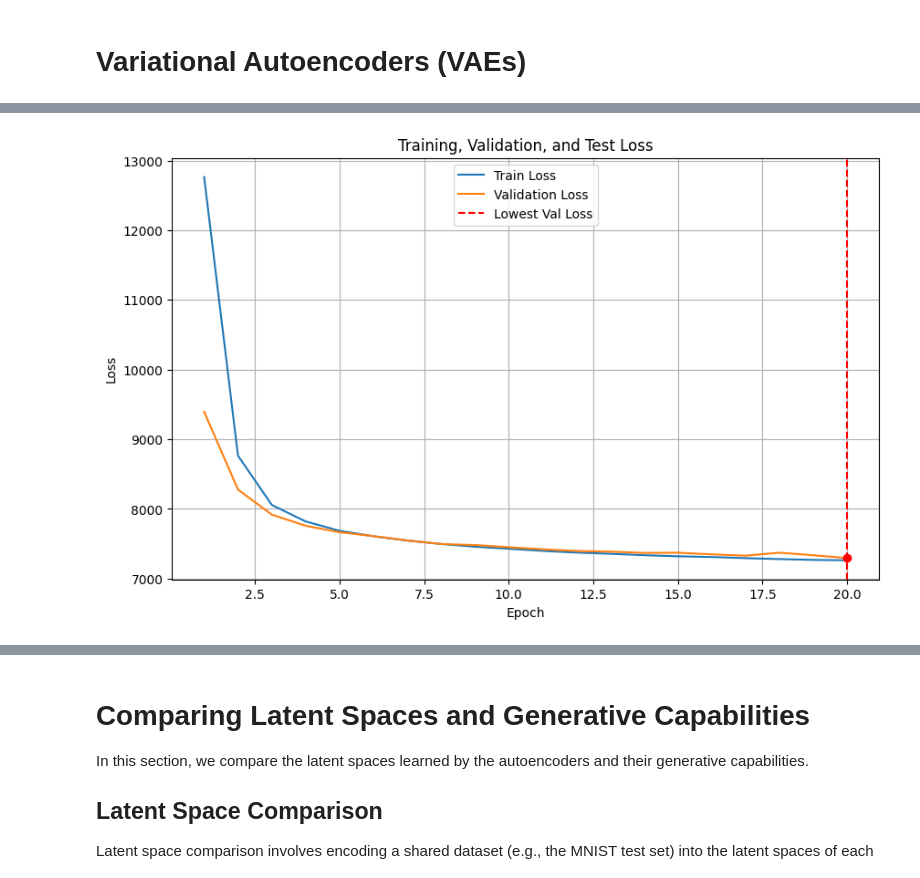
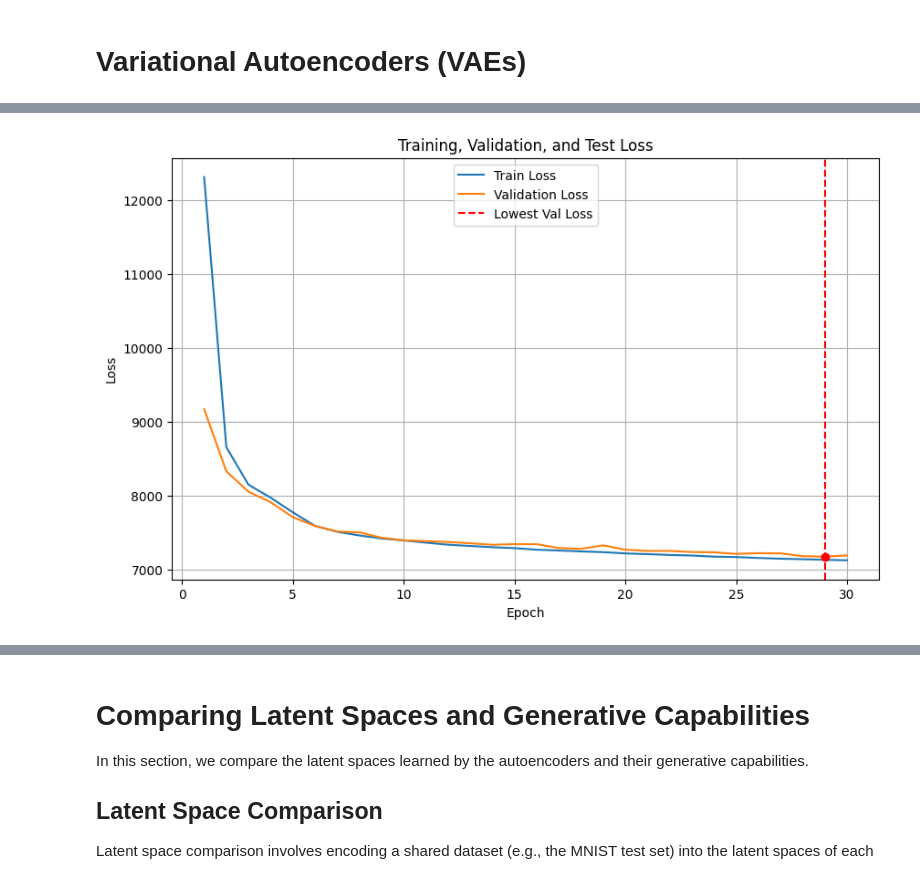
Before and after one commit to jonfunk21/ML4Proteins, a Jupyter notebook: 02_Representations/Autoencoders.ipynb, the cells around one changed output, grey strips where cells are left out. Drawn from its saved outputs; the diff is of its cells as text; code cells hidden in the pictures.

```diff
--- a/02_Representations/Autoencoders.ipynb
+++ b/02_Representations/Autoencoders.ipynb
@@ -690,6 +690,7 @@ class VAE(nn.Module):
 vae = VAE(d_z=10).to(device)
 criterion = vae.loss
 optimizer = torch.optim.Adam(vae.parameters(), lr=1e-3, weight_decay=1e-5)
+num_epochs = 30
 
 train_losses, val_losses, test_losses, best_epoch = train_model(
     model=vae,
@@ -727,4 +728,4 @@ Test Loss: 7246.1546
-[figure, old version]
+[figure, new version]
 # %%
 visualize_reconstructions(vae, test_loader, device, num_samples=9, noise=True)
 # %% [output]
```
Also changed, not shown: parts of 12 cells of this notebook, 8 other files.
